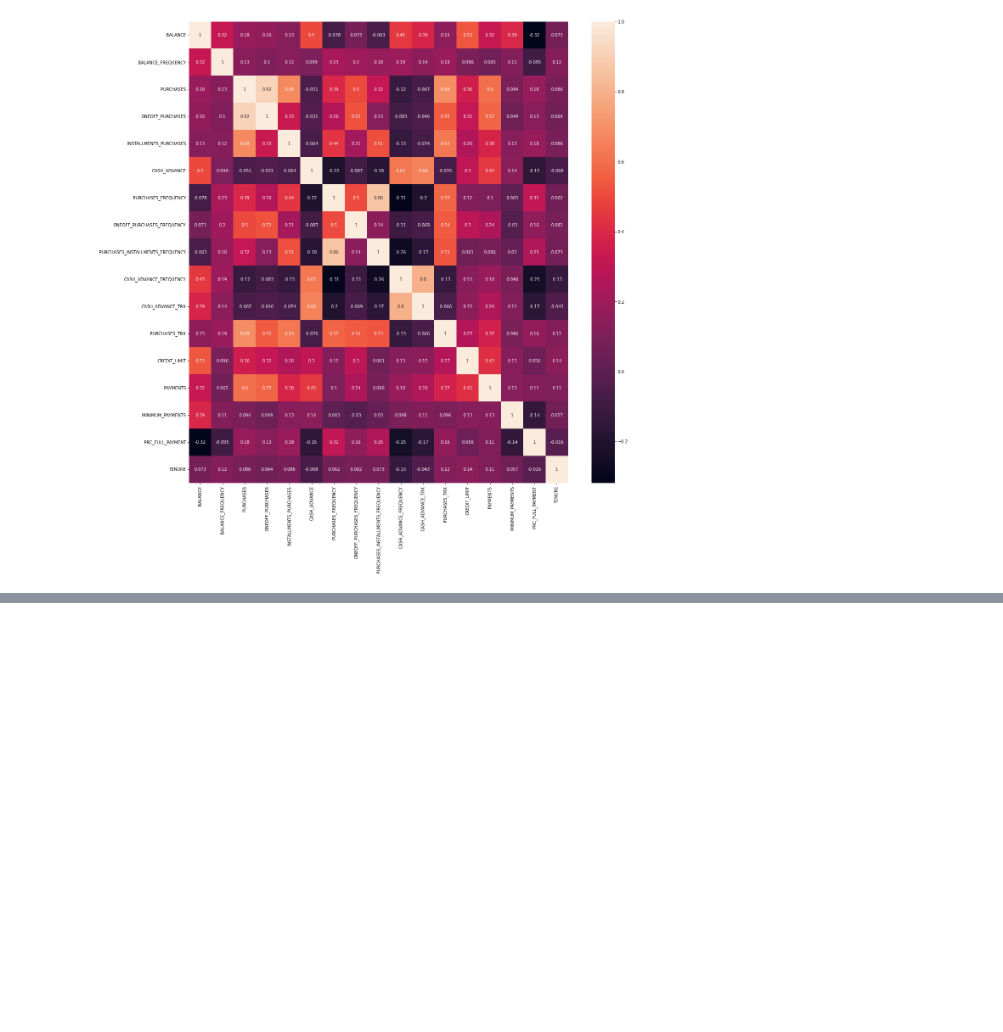
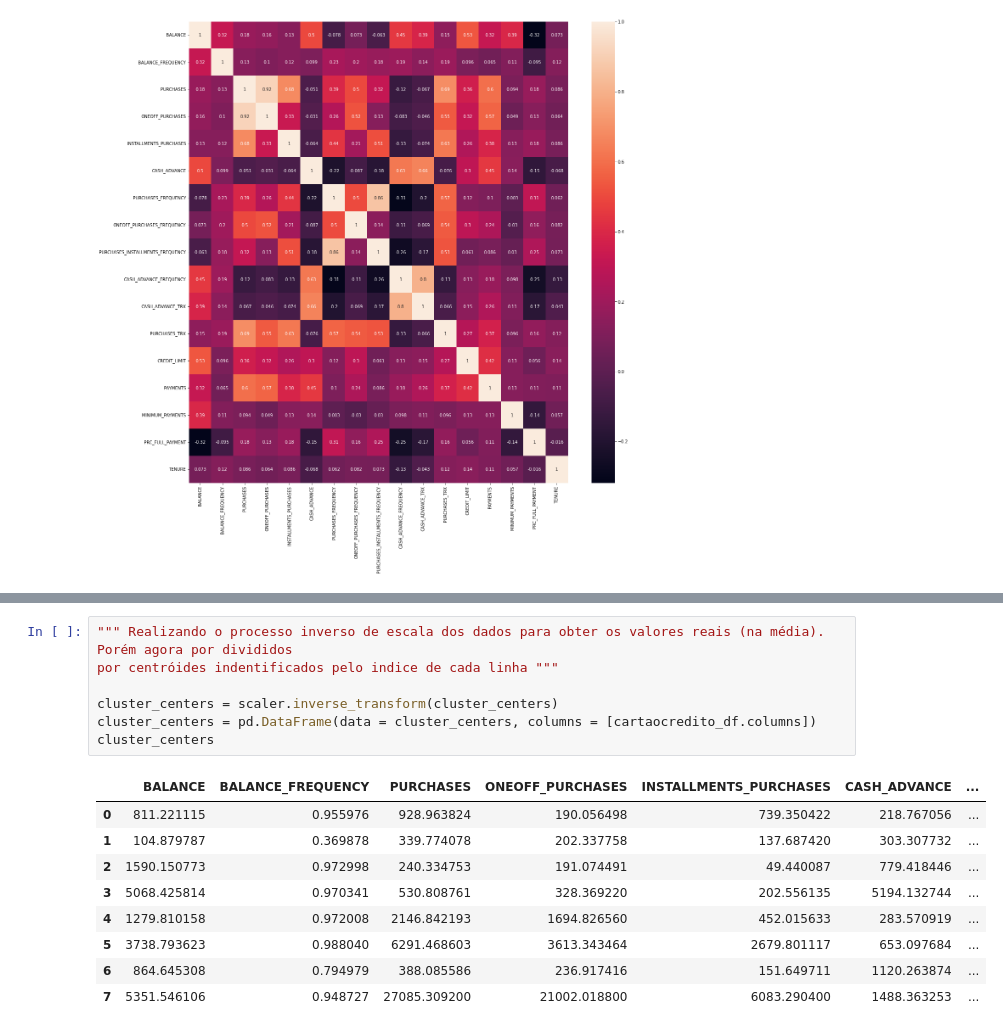
Before and after one commit to AlexLeop/ML_Departamento_Marketing, a Jupyter notebook: Departamento_de_Marketing.ipynb, the cells around one changed output, grey strips where cells are left out. Cells and saved outputs as stored; diff of their text form; blank space fills up the shorter version.

```diff
--- a/Departamento_de_Marketing.ipynb
+++ b/Departamento_de_Marketing.ipynb
@@ -160,0 +260,17 @@ sns.heatmap(correlacao, annot=True);
+# %%
+""" Realizando o processo inverso de escala dos dados para obter os valores reais (na média). Porém agora por divididos
+por centróides indentificados pelo indice de cada linha """
+
+cluster_centers = scaler.inverse_transform(cluster_centers)
+cluster_centers = pd.DataFrame(data = cluster_centers, columns = [cartaocredito_df.columns])
+cluster_centers
+# %% [output]
+|  | BALANCE | BALANCE_FREQUENCY | PURCHASES | ONEOFF_PURCHASES | INSTALLMENTS_PURCHASES | CASH_ADVANCE | ... |
+| 0 | 811.221115 | 0.955976 | 928.963824 | 190.056498 | 739.350422 | 218.767056 | ... |
+| 1 | 104.879787 | 0.369878 | 339.774078 | 202.337758 | 137.687420 | 303.307732 | ... |
+| 2 | 1590.150773 | 0.972998 | 240.334753 | 191.074491 | 49.440087 | 779.418446 | ... |
+| 3 | 5068.425814 | 0.970341 | 530.808761 | 328.369220 | 202.556135 | 5194.132744 | ... |
+| 4 | 1279.810158 | 0.972008 | 2146.842193 | 1694.826560 | 452.015633 | 283.570919 | ... |
+| 5 | 3738.793623 | 0.988040 | 6291.468603 | 3613.343464 | 2679.801117 | 653.097684 | ... |
+| 6 | 864.645308 | 0.794979 | 388.085586 | 236.917416 | 151.649711 | 1120.263874 | ... |
+| 7 | 5351.546106 | 0.948727 | 27085.309200 | 21002.018800 | 6083.290400 | 1488.363253 | ... |
```
Also changed, not shown: parts of 14 cells of this notebook.
